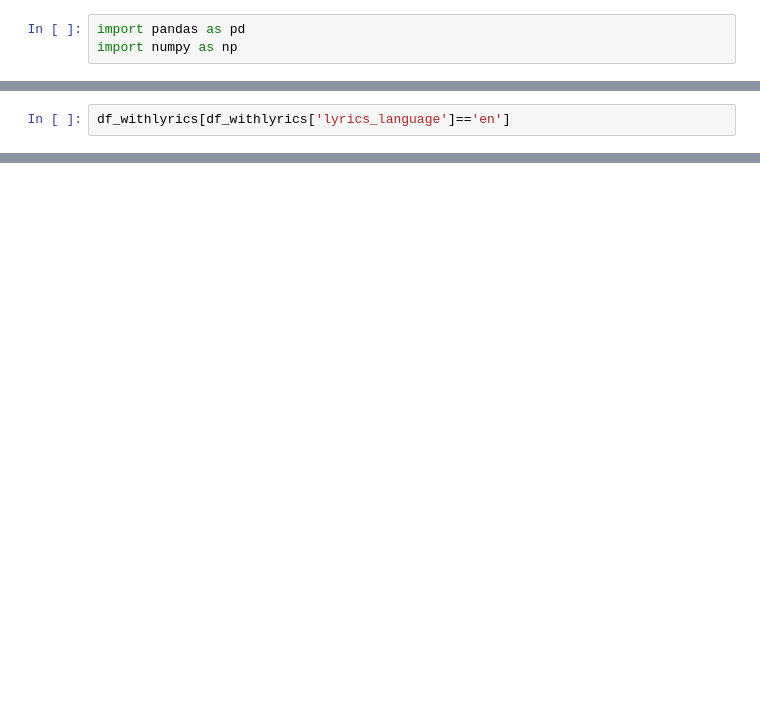
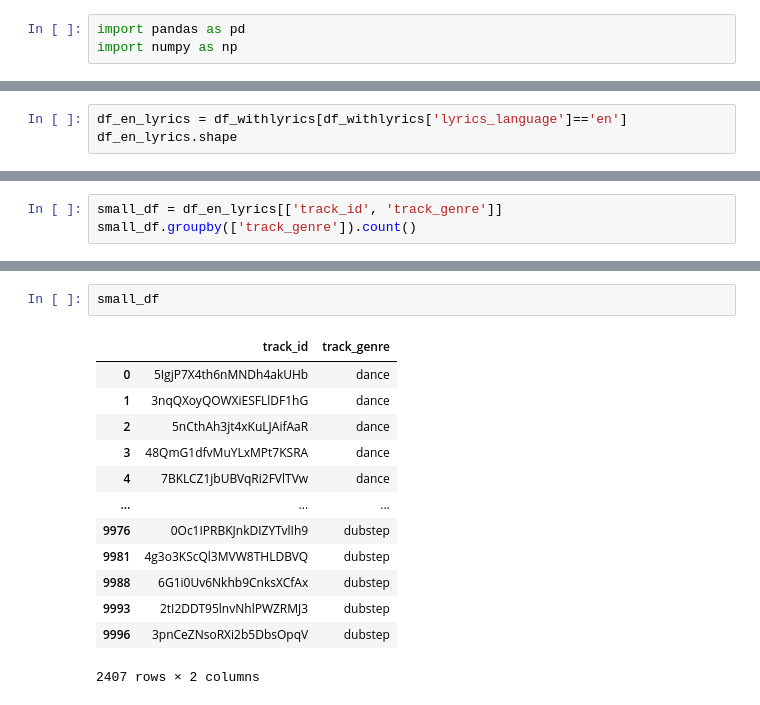
Before and after one commit to anaisdangeot/mood_detector, a Jupyter notebook: notebooks/exploration_enriched_data.ipynb, the cells around one changed output, grey strips where cells are left out. Cells and saved outputs as stored; diff of their text form; blank space fills up the shorter version.

```diff
--- a/notebooks/exploration_enriched_data.ipynb
+++ b/notebooks/exploration_enriched_data.ipynb
@@ -37,3 +40,4 @@ df_withlyrics = data[data['lyrics_extracted']!='999']
 # %%
-df_withlyrics[df_withlyrics['lyrics_language']=='en']
+df_en_lyrics = df_withlyrics[df_withlyrics['lyrics_language']=='en']
+df_en_lyrics.shape
 # %% [output]
@@ -52,0 +45,3 @@ df_withlyrics[df_withlyrics['lyrics_language']=='en']
+# %%
+small_df = df_en_lyrics[['track_id', 'track_genre']]
+small_df.groupby(['track_genre']).count()
@@ -52,0 +61,16 @@ df_withlyrics[df_withlyrics['lyrics_language']=='en']
+# %%
+small_df
+# %% [output]
+|  | track_id | track_genre |
+| 0 | 5IgjP7X4th6nMNDh4akUHb | dance |
+| 1 | 3nqQXoyQOWXiESFLlDF1hG | dance |
+| 2 | 5nCthAh3jt4xKuLJAifAaR | dance |
+| 3 | 48QmG1dfvMuYLxMPt7KSRA | dance |
+| 4 | 7BKLCZ1jbUBVqRi2FVlTVw | dance |
+| ... | ... | ... |
+| 9976 | 0Oc1IPRBKJnkDIZYTvlIh9 | dubstep |
+| 9981 | 4g3o3KScQl3MVW8THLDBVQ | dubstep |
+| 9988 | 6G1i0Uv6Nkhb9CnksXCfAx | dubstep |
+| 9993 | 2tI2DDT95lnvNhlPWZRMJ3 | dubstep |
+| 9996 | 3pnCeZNsoRXi2b5DbsOpqV | dubstep |
+2407 rows × 2 columns
```
Also changed, not shown: parts of 6 cells of this notebook, 4 other files.
